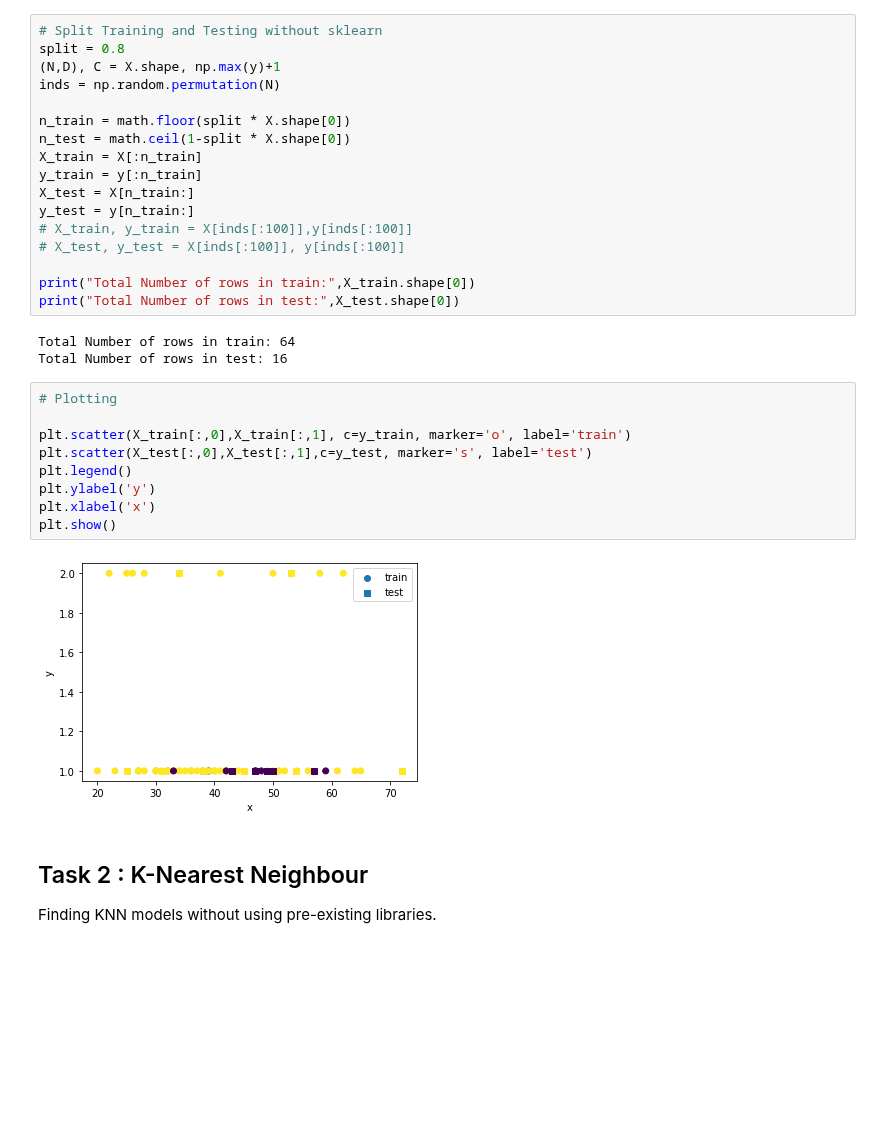
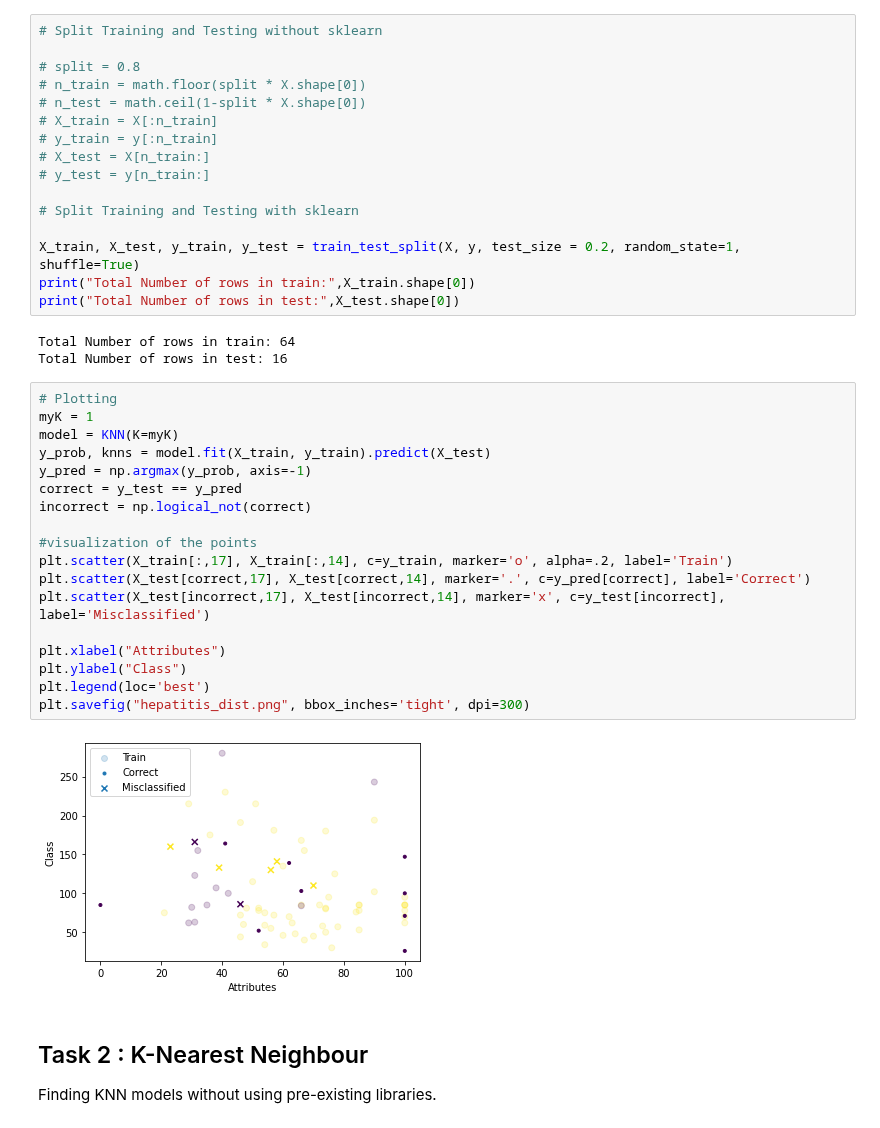
Before and after one commit to acollin19/comp551, a Jupyter notebook: assignment1_group_24.ipynb, the cells around one changed output. Drawn from its saved outputs; the diff is of its cells as text; blank space fills up the shorter version.

Commit message:
Plotting done for dataset 1

```diff
--- a/assignment1_group_24.ipynb
+++ b/assignment1_group_24.ipynb
@@ -110,35 +187,43 @@ X = hepatitis.iloc[:, hepatitis.columns != 0].values # x -> features (1-19)
 y = hepatitis.iloc[:, 0].values # y -> class label (0)
 # %%
 # Split Training and Testing without sklearn
-split = 0.8
-(N,D), C = X.shape, np.max(y)+1
-inds = np.random.permutation(N)
 
-n_train = math.floor(split * X.shape[0])
-n_test = math.ceil(1-split * X.shape[0])
-X_train = X[:n_train]
-y_train = y[:n_train]
-X_test = X[n_train:]
-y_test = y[n_train:]
-# X_train, y_train = X[inds[:100]],y[inds[:100]]
-# X_test, y_test = X[inds[:100]], y[inds[:100]]
+# split = 0.8
+# n_train = math.floor(split * X.shape[0])
+# n_test = math.ceil(1-split * X.shape[0])
+# X_train = X[:n_train]
+# y_train = y[:n_train]
+# X_test = X[n_train:]
+# y_test = y[n_train:]
 
+# Split Training and Testing with sklearn
+
+X_train, X_test, y_train, y_test = train_test_split(X, y, test_size = 0.2, random_state=1, shuffle=True)
 print("Total Number of rows in train:",X_train.shape[0])
 print("Total Number of rows in test:",X_test.shape[0])
 # %% [output]
 Total Number of rows in train: 64
 Total Number of rows in test: 16
-# %%
-# Plotting
-
-plt.scatter(X_train[:,0],X_train[:,1], c=y_train, marker='o', label='train')
-plt.scatter(X_test[:,0],X_test[:,1],c=y_test, marker='s', label='test')
-plt.legend()
-plt.ylabel('y')
-plt.xlabel('x')
-plt.show()
-# %% [output]
-[figure, removed]
+# %%
+# Plotting
+myK = 1
+model = KNN(K=myK)
+y_prob, knns = model.fit(X_train, y_train).predict(X_test)
+y_pred = np.argmax(y_prob, axis=-1)
+correct = y_test == y_pred
+incorrect = np.logical_not(correct)
+
+#visualization of the points
+plt.scatter(X_train[:,17], X_train[:,14], c=y_train, marker='o', alpha=.2, label='Train')
+plt.scatter(X_test[correct,17], X_test[correct,14], marker='.', c=y_pred[correct], label='Correct')
+plt.scatter(X_test[incorrect,17], X_test[incorrect,14], marker='x', c=y_test[incorrect], label='Misclassified')
+
+plt.xlabel("Attributes")
+plt.ylabel("Class")
+plt.legend(loc='best')
+plt.savefig("hepatitis_dist.png", bbox_inches='tight', dpi=300)
+# %% [output]
+[figure, added]
 # %% [markdown]
 ## Task 2 : K-Nearest Neighbour
 
```
Also changed, not shown: parts of 16 cells of this notebook.
